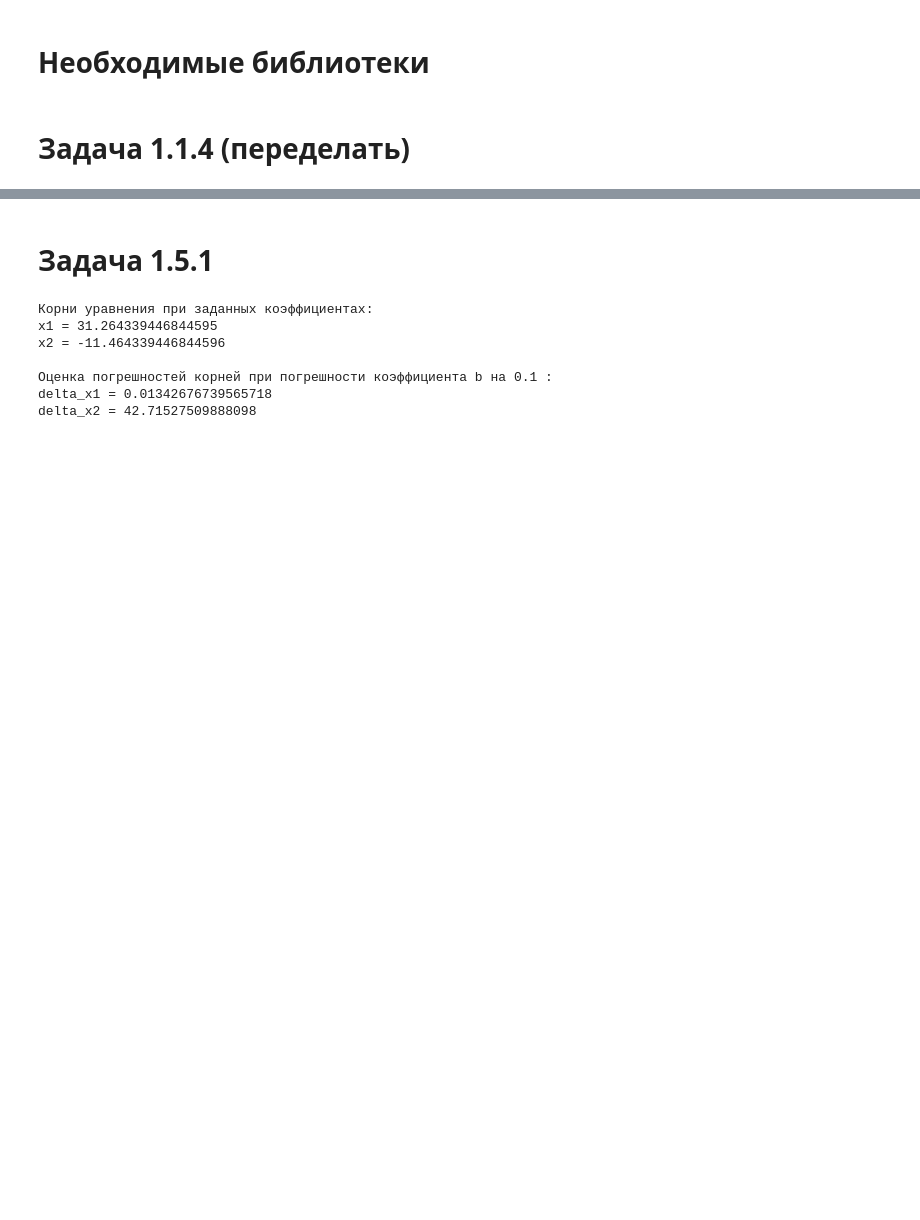
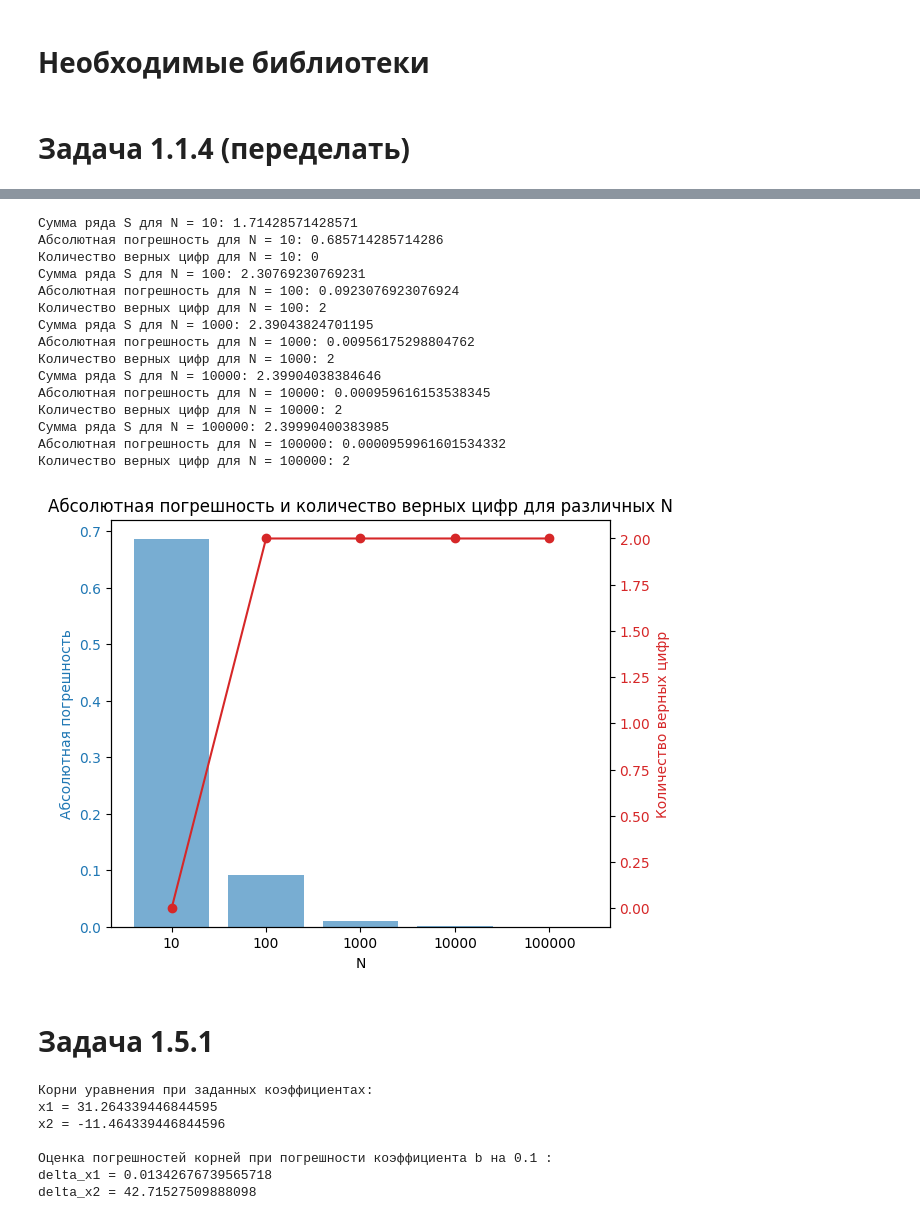
Before and after one commit to Syorito7/Tasks, a Jupyter notebook: HSE/Course_3/Numerical Methods/Laba_1/Indyuchenko_Nikita_BPM212_lab_1_numerical_methods.ipynb, the cells around one changed output, grey strips where cells are left out. Drawn from its saved outputs; the diff is of its cells as text; code cells hidden in the pictures; blank space fills up the shorter version.

```diff
--- a/HSE/Course_3/Numerical Methods/Laba_1/Indyuchenko_Nikita_BPM212_lab_1_numerical_methods.ipynb
+++ b/HSE/Course_3/Numerical Methods/Laba_1/Indyuchenko_Nikita_BPM212_lab_1_numerical_methods.ipynb
@@ -13,7 +13,7 @@ n = sp.Symbol('n')
 a_n = 48 / (5 * (n**2 + 7*n + 12))
 
 # Вычисление суммы ряда для разных значений N
-for N in [10, 100, 1000, 10000]:
+for N in [10, 100, 1000, 10000, 100000]:
     S_n = sp.summation(a_n, (n, 1, N))  # сумма первых N членов ряда
     print(f"Сумма ряда S для N = {N}:")
     print(S_n.evalf())  # Вычисление численного значения суммы
@@ -95,0 +49,8 @@ plt.show()
+# %%
+# Вычисление суммы ряда и абсолютной погрешности для различных значений N
+for N in [10, 100, 1000, 10000, 100000]:
+    S_n = sp.summation(a_n, (n, 1, N))  # сумма первых N членов ряда
+    S_n_val = S_n.evalf()  # Вычисление численного значения суммы
+    error = abs(S_exact - S_n_val)  # Абсолютная погрешность
+    print(f"Сумма ряда S для N = {N}: {S_n_val}")
+    print(f"Абсолютная погрешность для N = {N}: {error}")
@@ -96,3 +114,58 @@ plt.show()
+# %%
+# Списки для хранения данных
+N_values = [10, 100, 1000, 10000, 100000]
+errors = []
+significant_figures_list = []
+
+# Вычисление суммы ряда и абсолютной погрешности для различных значений N
+for N in N_values:
+    S_n = sp.summation(a_n, (n, 1, N))  # сумма первых N членов ряда
+    S_n_val = S_n.evalf()  # Вычисление численного значения суммы
+    error = abs(S_exact - S_n_val)  # Абсолютная погрешность
+    significant_figures = count_significant_figures(S_n_val, S_exact)
+
+    errors.append(error)
+    significant_figures_list.append(significant_figures)
+
+    print(f"Сумма ряда S для N = {N}: {S_n_val}")
+    print(f"Абсолютная погрешность для N = {N}: {error}")
+    print(f"Количество верных цифр для N = {N}: {significant_figures}")
+
+# Построение гистограммы
+fig, ax1 = plt.subplots()
+
+color = 'tab:blue'
+ax1.set_xlabel('N')
+ax1.set_ylabel('Абсолютная погрешность', color=color)
+ax1.bar([str(N) for N in N_values], errors, color=color, alpha=0.6)
+ax1.tick_params(axis='y', labelcolor=color)
+
+ax2 = ax1.twinx()
+color = 'tab:red'
+ax2.set_ylabel('Количество верных цифр', color=color)
+ax2.plot([str(N) for N in N_values], significant_figures_list, color=color, marker='o')
+ax2.tick_params(axis='y', labelcolor=color)
+
+fig.tight_layout()
+plt.title('Абсолютная погрешность и количество верных цифр для различных N')
+plt.show()
+# %% [output]
+Сумма ряда S для N = 10: 1.71428571428571
+Абсолютная погрешность для N = 10: 0.685714285714286
+Количество верных цифр для N = 10: 0
+Сумма ряда S для N = 100: 2.30769230769231
+Абсолютная погрешность для N = 100: 0.0923076923076924
+Количество верных цифр для N = 100: 2
+Сумма ряда S для N = 1000: 2.39043824701195
+Абсолютная погрешность для N = 1000: 0.00956175298804762
+Количество верных цифр для N = 1000: 2
+Сумма ряда S для N = 10000: 2.39904038384646
+Абсолютная погрешность для N = 10000: 0.000959616153538345
+Количество верных цифр для N = 10000: 2
+Сумма ряда S для N = 100000: 2.39990400383985
+Абсолютная погрешность для N = 100000: 0.0000959961601534332
+Количество верных цифр для N = 100000: 2
+[figure, added]
 # %% [markdown]
 # Задача 1.5.1
 # %%
```
Also changed, not shown: parts of 15 cells of this notebook, 1 other file.
